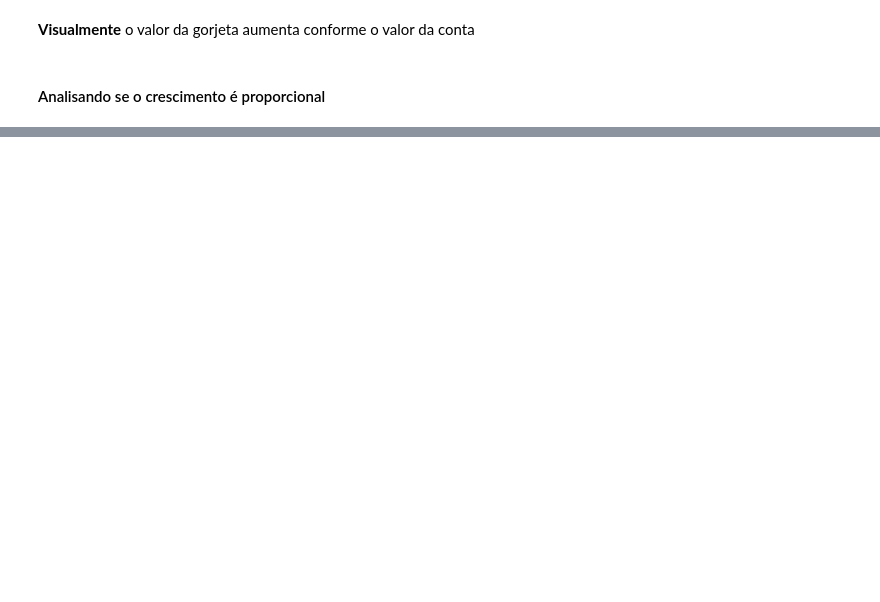
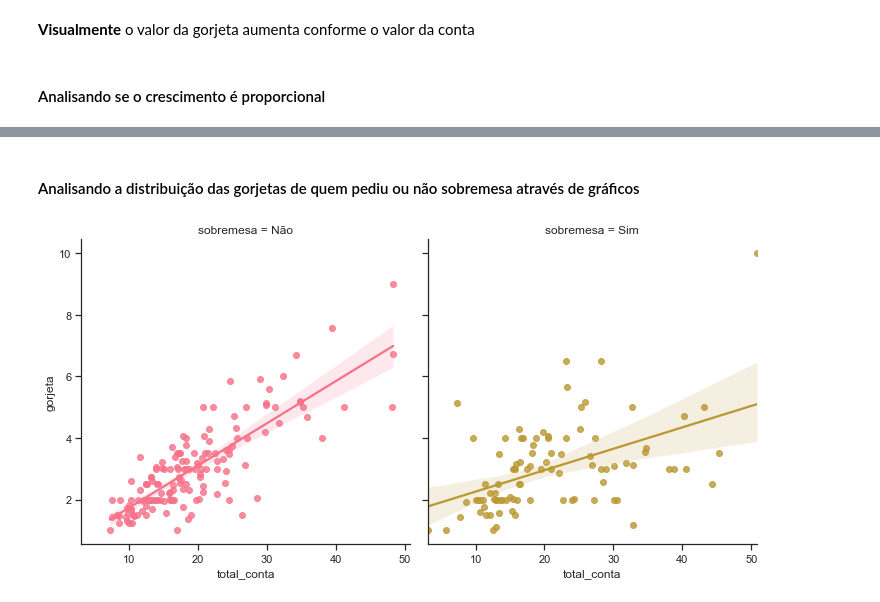
Before and after one commit to nsfoliveira/Projeto02_Gorjeta_EDAcomSeaborn, a Jupyter notebook: EDA_Gorjetas.ipynb, the cells around one changed output, grey strips where cells are left out. Saved outputs shown, nothing was run; the diff lists cells and outputs as text; code cells hidden in the pictures; blank space fills up the shorter version.

```diff
--- a/EDA_Gorjetas.ipynb
+++ b/EDA_Gorjetas.ipynb
@@ -194,0 +252,7 @@ gorjetas.head(1)
+# %% [markdown]
+#### Analisando a distribuição das gorjetas de quem pediu ou não sobremesa através de gráficos
+# %%
+# Gráfico 03: Gorjeta x Sobremesa
+fig3 = sns.lmplot(x='total_conta', y='gorjeta', hue='sobremesa', col='sobremesa', data=gorjetas)
+# %% [output]
+[figure, added]
```
Also changed, not shown: parts of 18 cells of this notebook.
